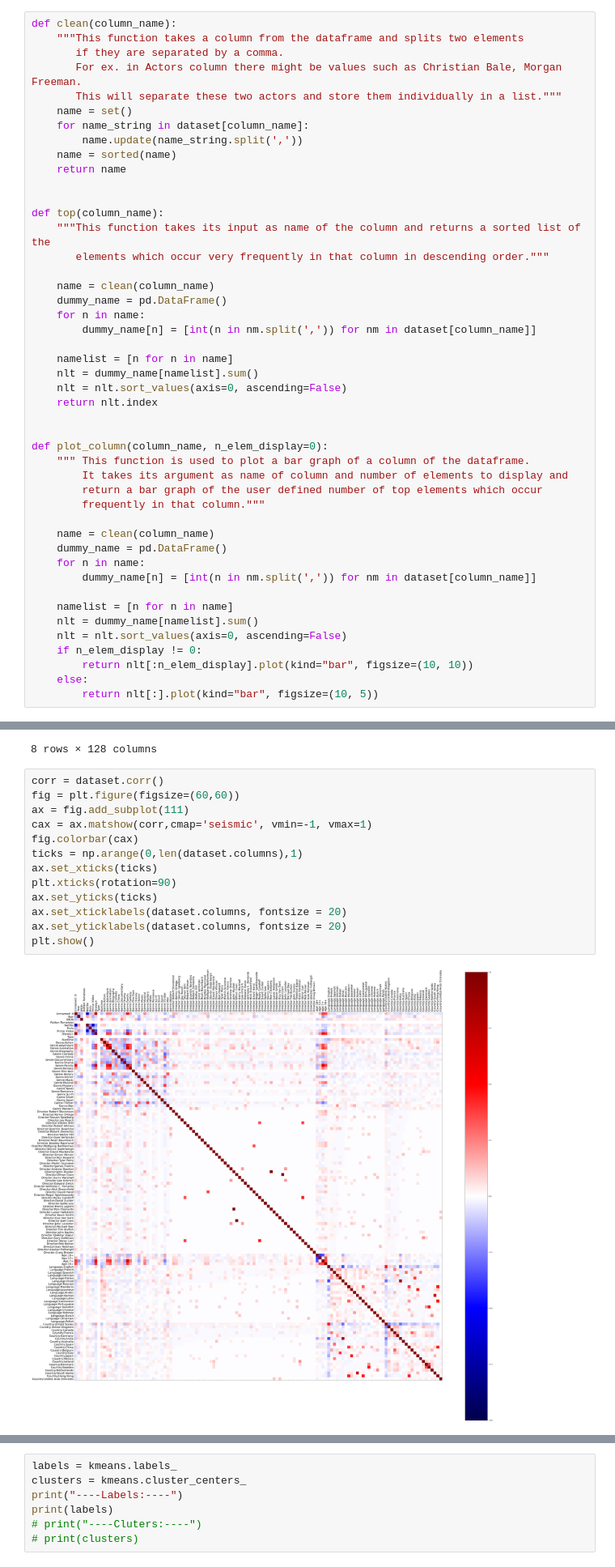
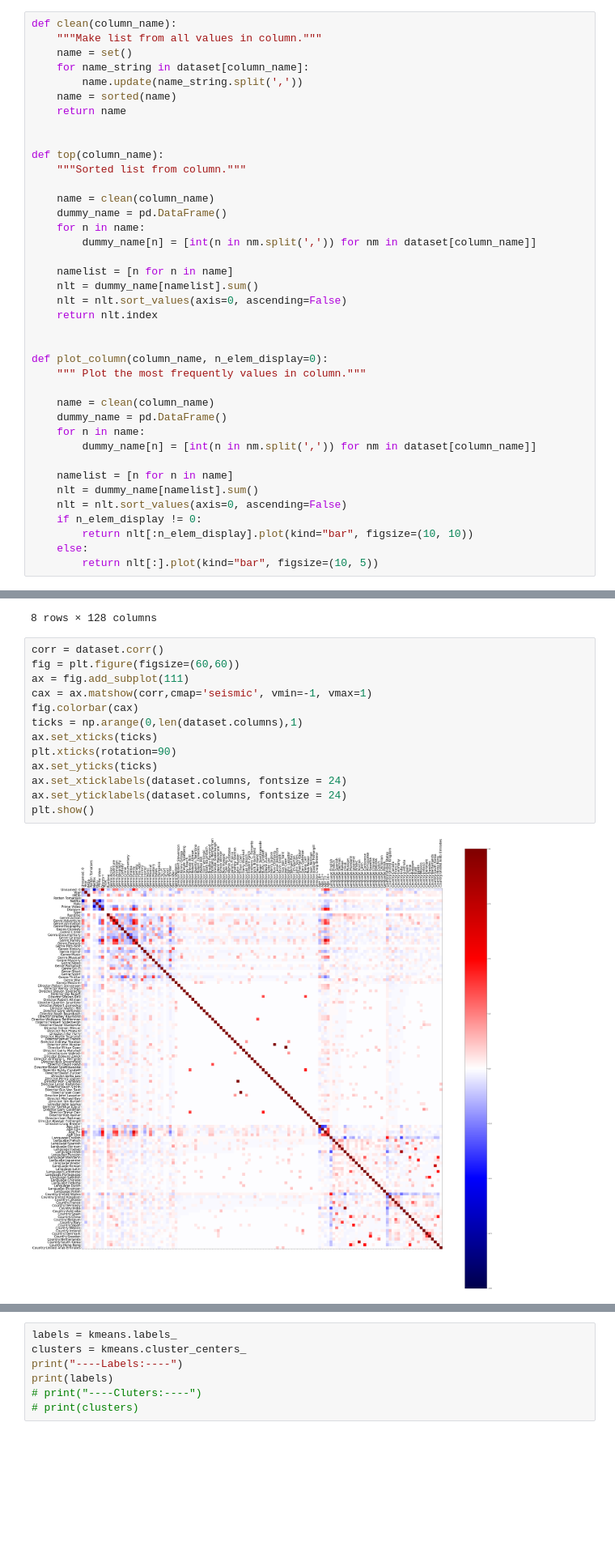
Before and after one commit to DraganaStojnev/ML2_Clusterization, a Jupyter notebook: Klasterizacija.ipynb, the cells around one changed output, grey strips where cells are left out. Shown at 81% size. Drawn from its saved outputs; the diff is of its cells as text; blank space fills up the shorter version.

```diff
--- a/Klasterizacija.ipynb
+++ b/Klasterizacija.ipynb
@@ -105,10 +105,7 @@ dataset.head()
 | 4 | 4 | 5 | The Good, the Bad and the Ugly | 0 | 18+ | 8.8 | 97% | 1 | 0 | ... |
 # %%
 def clean(column_name):
-    """This function takes a column from the dataframe and splits two elements
-       if they are separated by a comma.
-       For ex. in Actors column there might be values such as Christian Bale, Morgan Freeman.
-       This will separate these two actors and store them individually in a list."""
+    """Make list from all values in column."""
     name = set()
     for name_string in dataset[column_name]:
         name.update(name_string.split(','))
@@ -117,8 +114,7 @@ def clean(column_name):
 
 
 def top(column_name):
-    """This function takes its input as name of the column and returns a sorted list of the
-       elements which occur very frequently in that column in descending order."""
+    """Sorted list from column."""
 
     name = clean(column_name)
     dummy_name = pd.DataFrame()
@@ -132,10 +128,7 @@ def top(column_name):
 
 
 def plot_column(column_name, n_elem_display=0):
-    """ This function is used to plot a bar graph of a column of the dataframe.
-        It takes its argument as name of column and number of elements to display and
-        return a bar graph of the user defined number of top elements which occur
-        frequently in that column."""
+    """ Plot the most frequently values in column."""
 
     name = clean(column_name)
     dummy_name = pd.DataFrame()
@@ -378,18 +371,18 @@ dataset.describe()
 # %%
 corr = dataset.corr()
 fig = plt.figure(figsize=(60,60))
 ax = fig.add_subplot(111)
 cax = ax.matshow(corr,cmap='seismic', vmin=-1, vmax=1)
 fig.colorbar(cax)
 ticks = np.arange(0,len(dataset.columns),1)
 ax.set_xticks(ticks)
 plt.xticks(rotation=90)
 ax.set_yticks(ticks)
-ax.set_xticklabels(dataset.columns, fontsize = 20)
-ax.set_yticklabels(dataset.columns, fontsize = 20)
+ax.set_xticklabels(dataset.columns, fontsize = 24)
+ax.set_yticklabels(dataset.columns, fontsize = 24)
 plt.show()
 # %% [output]
-[figure, old version]
+[figure, new version]
 # %%
 kmeans = KMeans(
     init="random",
```
Also changed, not shown: parts of 15 cells of this notebook.
